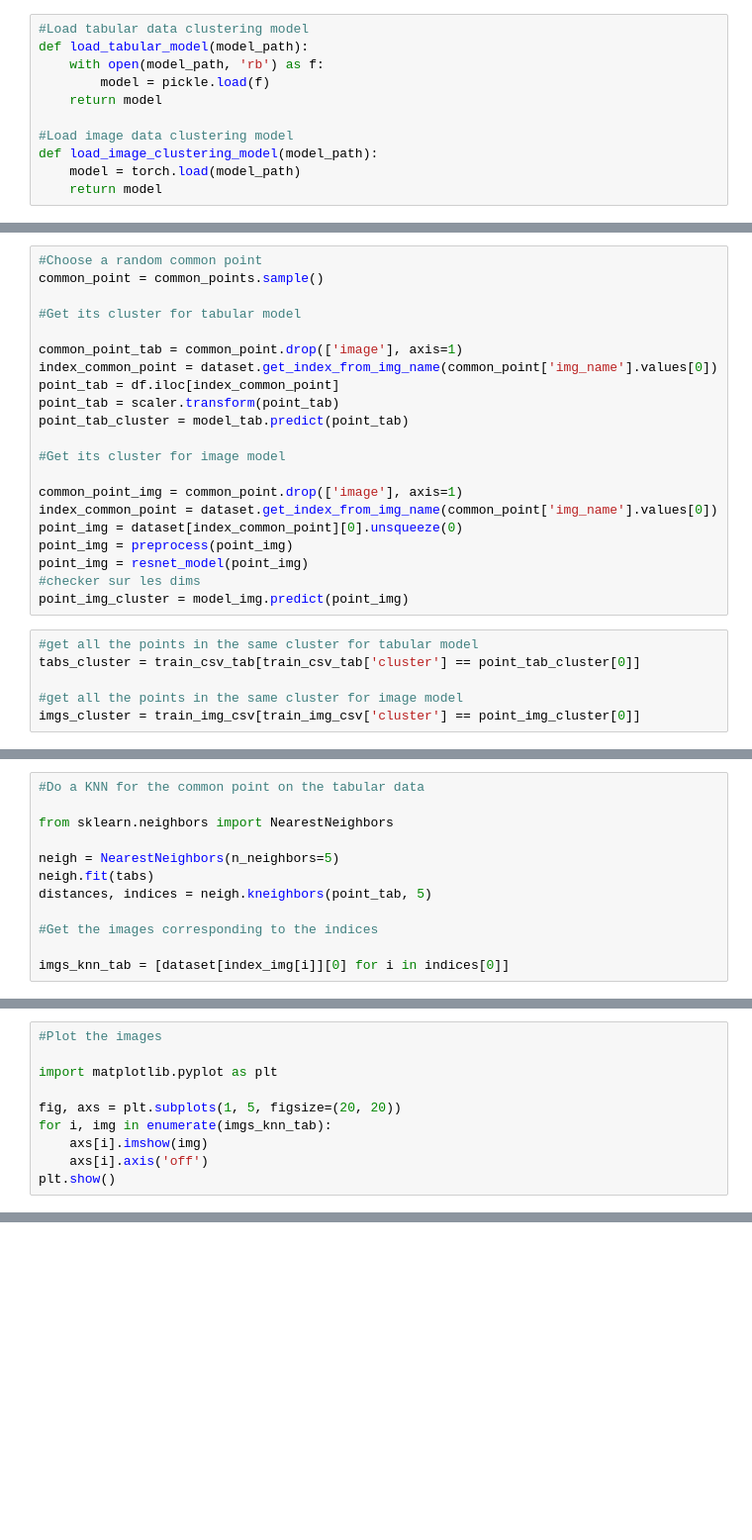
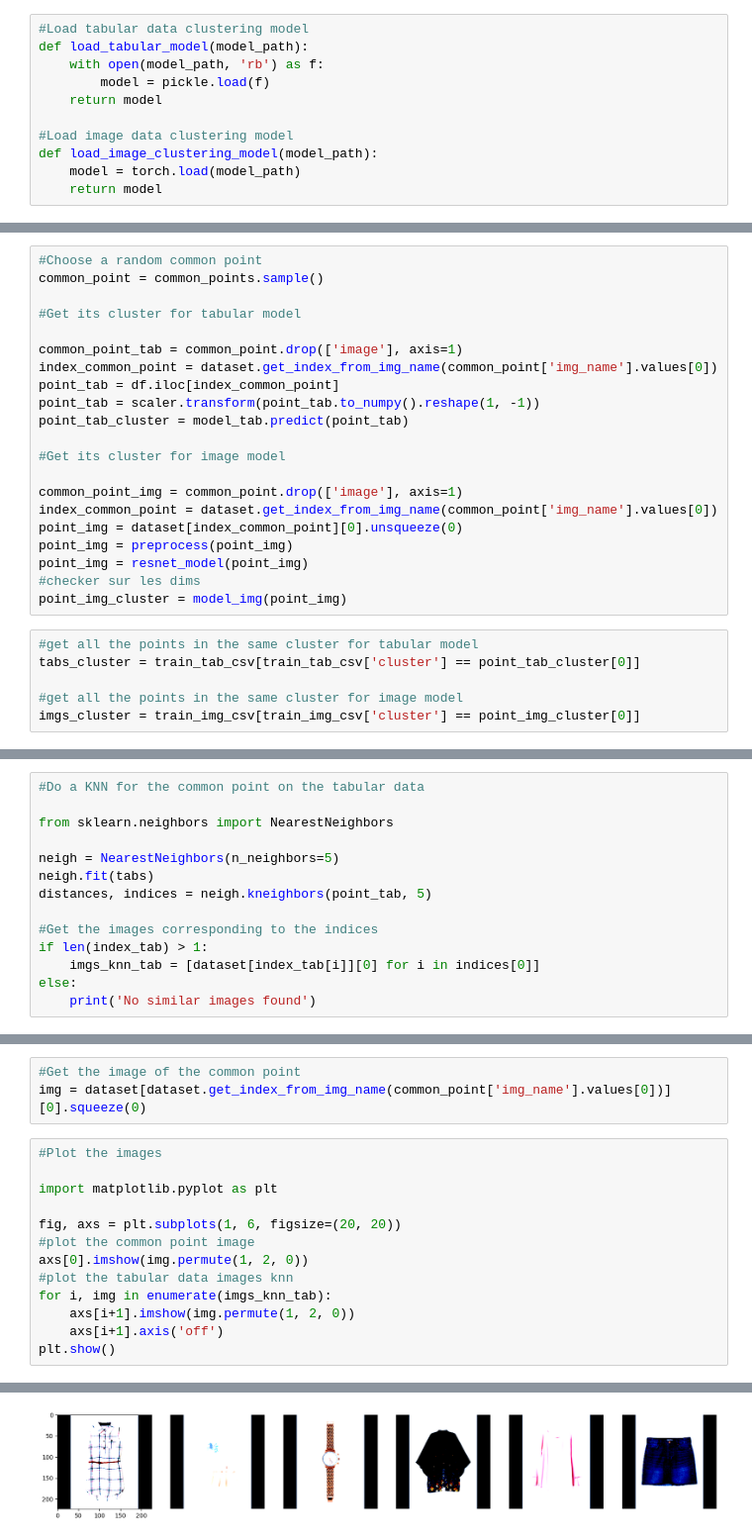
Before and after one commit to Emma-IA/Clothes-similarity, a Jupyter notebook: qualitative_similarity_and_jaccard_similarity.ipynb, the cells around one changed output, grey strips where cells are left out. Shown at 99% size. Cells and saved outputs as stored; diff of their text form; blank space fills up the shorter version.

Commit message:
qualitative_similarity_and_jaccard_similarity.ipynb checked and tested

```diff
--- a/qualitative_similarity_and_jaccard_similarity.ipynb
+++ b/qualitative_similarity_and_jaccard_similarity.ipynb
@@ -79,7 +131,7 @@ common_point = common_points.sample()
 common_point_tab = common_point.drop(['image'], axis=1)
 index_common_point = dataset.get_index_from_img_name(common_point['img_name'].values[0])
 point_tab = df.iloc[index_common_point]
-point_tab = scaler.transform(point_tab)
+point_tab = scaler.transform(point_tab.to_numpy().reshape(1, -1))
 point_tab_cluster = model_tab.predict(point_tab)
 
 #Get its cluster for image model
@@ -90,10 +142,10 @@ point_img = dataset[index_common_point][0].unsqueeze(0)
 point_img = preprocess(point_img)
 point_img = resnet_model(point_img)
 #checker sur les dims
-point_img_cluster = model_img.predict(point_img)
+point_img_cluster = model_img(point_img)
 # %%
 #get all the points in the same cluster for tabular model
-tabs_cluster = train_csv_tab[train_csv_tab['cluster'] == point_tab_cluster[0]]
+tabs_cluster = train_tab_csv[train_tab_csv['cluster'] == point_tab_cluster[0]]
 
 #get all the points in the same cluster for image model
 imgs_cluster = train_img_csv[train_img_csv['cluster'] == point_img_cluster[0]]
@@ -126,8 +184,10 @@ neigh.fit(tabs)
 distances, indices = neigh.kneighbors(point_tab, 5)
 
 #Get the images corresponding to the indices
-
-imgs_knn_tab = [dataset[index_img[i]][0] for i in indices[0]]
+if len(index_tab) > 1:
+    imgs_knn_tab = [dataset[index_tab[i]][0] for i in indices[0]]
+else:
+    print('No similar images found')
 # %%
 #Do a KNN for the common point on the image data
 
@@ -147,10 +218,17 @@ imgs_knn_img = [dataset[index_img[i]][0] for i in indices[0]]
+# %%
+#Get the image of the common point
+img = dataset[dataset.get_index_from_img_name(common_point['img_name'].values[0])][0].squeeze(0)
 # %%
 #Plot the images
 
 import matplotlib.pyplot as plt
 
-fig, axs = plt.subplots(1, 5, figsize=(20, 20))
+fig, axs = plt.subplots(1, 6, figsize=(20, 20))
+#plot the common point image
+axs[0].imshow(img.permute(1, 2, 0))
+#plot the tabular data images knn
 for i, img in enumerate(imgs_knn_tab):
-    axs[i].imshow(img)
-    axs[i].axis('off')
+    axs[i+1].imshow(img.permute(1, 2, 0))
+    axs[i+1].axis('off')
 plt.show()
+# %% [output]
@@ -157,2 +241,3 @@ plt.show()
+[figure, added]
 # %%
 #Plot the images
```
Also changed, not shown: parts of 14 cells of this notebook, 2 other files.
